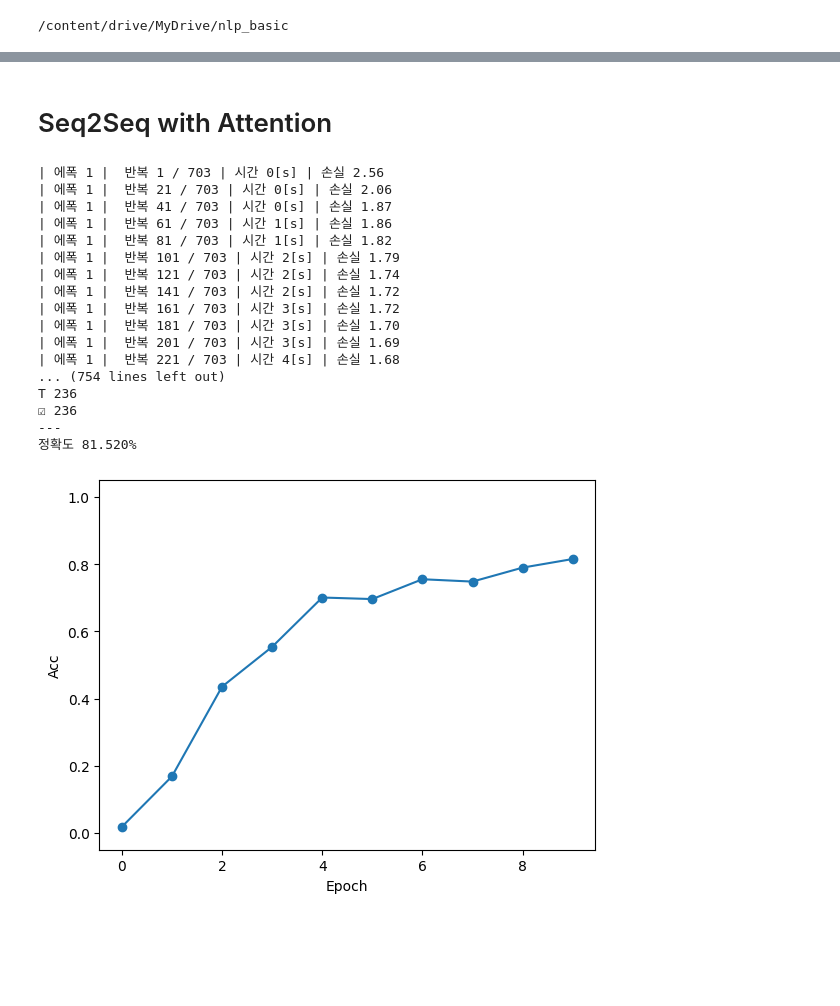
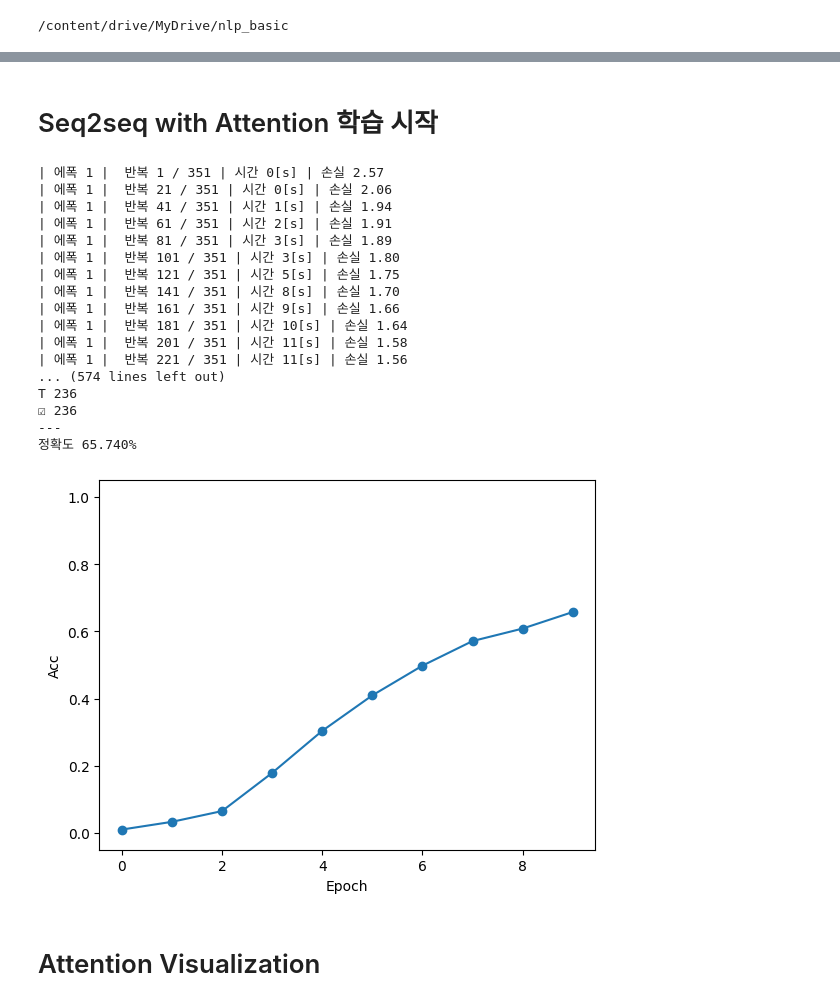
Before and after one commit to oglee815/nlp_basic, a Jupyter notebook: rnn_with_attention.ipynb, the cells around one changed output, grey strips where cells are left out. Cells and saved outputs as stored; diff of their text form; code cells hidden in the pictures; blank space fills up the shorter version.

```diff
--- a/rnn_with_attention.ipynb
+++ b/rnn_with_attention.ipynb
@@ -34,15 +54,16 @@ class Encoder:
         rn = np.random.randn
 
         embed_W = (rn(V, D) / 100).astype('f')
-
         rnn_Wx = (rn(D, H) / np.sqrt(D)).astype('f')
         rnn_Wh = (rn(H, H) / np.sqrt(H)).astype('f')
         rnn_b = np.zeros(H).astype('f')
-        affine_W = (rn(H, V) / np.sqrt(H)).astype('f')
-        affine_b = np.zeros(V).astype('f')
+
+        # Encoder의 출력은 Affine 변환으로 하는 작업이 없기 때문에 쓰지 않는다.
+        #affine_W = (rn(H, V) / np.sqrt(H)).astype('f')
+        #affine_b = np.zeros(V).astype('f')
 
         self.embed = TimeEmbedding(embed_W)
-        self.rnn = TimeRNN(rnn_Wx, rnn_Wh, rnn_b, stateful=False)
+        self.rnn = TimeRNN(rnn_Wx, rnn_Wh, rnn_b)
 
         self.params = self.embed.params + self.rnn.params
         self.grads = self.embed.grads + self.rnn.grads
@@ -52,12 +73,11 @@ class Encoder:
         xs = self.embed.forward(xs)
         hs = self.rnn.forward(xs)
         self.hs = hs
-        return hs[:, -1, :]
+        return hs[:, -1, :] # 마지막 상태만 Decoder로 넘어갑니다.
 
     def backward(self, dh):
         dhs = np.zeros_like(self.hs)
         dhs[:, -1, :] = dh
-
         dout = self.rnn.backward(dhs)
         dout = self.embed.backward(dout)
         return dout
@@ -77,7 +97,6 @@ class Decoder:
 
         self.embed = TimeEmbedding(embed_W)
         self.rnn = TimeRNN(rnn_Wx, rnn_Wh, rnn_b, stateful=True)
-
         self.affine = TimeAffine(affine_W, affine_b)
 
         self.params, self.grads = [], []
@@ -128,9 +147,18 @@ class Seq2seq(BaseModel):
         self.grads = self.encoder.grads + self.decoder.grads
 
     def forward(self, xs, ts):
+        h = self.encoder.forward(xs)
+
+        # 디코더의 입력은 정답의 마지막 요소를 제외하고 넣어줌
+        # 디코더의 레이블은 처음 요소를 제외시킴
         decoder_xs, decoder_ts = ts[:, :-1], ts[:, 1:]
 
-        h = self.encoder.forward(xs)
+        # 만약 정답(ts)가 [<start>, 1, 2, 3, <end>] 라는 시퀀스라면,
+        # Deocder의 입력 decoder_xs는 [<start>, 1, 2, 3] 가 됩니다.
+        # <end> 는 마지막 시퀀스이고, 다음에 예측할 단어가 없기 때문에 넣을 필요 없습니다.
+        # Deocder의 출력 레이블인 decoder_ts는 [1, 2, 3, <end>] 가 됩니다.
+        # <start>는 예측할 필요가 없기 때문에 넣지 않습니다.
+
         score = self.decoder.forward(decoder_xs, h)
         loss = self.softmax.forward(score, decoder_ts)
         return loss
@@ -165,10 +193,9 @@ class Seq2seq(BaseModel):
 # 데이터 예시
 from dataset import sequence
 
-(x_train, t_train), (x_test, t_test) = \
-    sequence.load_data('addition.txt', seed=1984)
+(x_train, t_train), (x_test, t_test) = sequence.load_data('addition.txt', seed=1984)
 char_to_id, id_to_char = sequence.get_vocab()
-
+print(char_to_id) # Vocabulary
 print(x_train.shape, t_train.shape)
 print(x_test.shape, t_test.shape)
 print(x_train[0])
@@ -204,8 +230,8 @@ char_to_id, id_to_char = sequence.get_vocab()
 # 하이퍼파라미터 설정
 vocab_size = len(char_to_id)
 wordvec_size = 16
-hidden_size = 256
-batch_size = 64
+hidden_size = 128
+batch_size = 128
 max_epoch = 10
 max_grad = 5.0
 
@@ -259,2 +580,2 @@ T 236
 # %% [markdown]
-# Seq2Seq with Attention
+# Seq2seq with Attention 학습 시작
@@ -485,13 +592,12 @@ from common.util import eval_seq2seq
 # 데이터 읽기
 (x_train, t_train), (x_test, t_test) = sequence.load_data('addition.txt')
 char_to_id, id_to_char = sequence.get_vocab()
-x_train, x_test = x_train[:, ::-1], x_test[:, ::-1]
 
 # 하이퍼파라미터 설정
 vocab_size = len(char_to_id)
 wordvec_size = 16
 hidden_size = 256
-batch_size = 64
+batch_size = 128
 max_epoch = 10
 max_grad = 5.0
 
@@ -500,49 +606,51 @@ model = AttentionSeq2seq(vocab_size, wordvec_size, hidden_size)
 optimizer = Adam()
 trainer = Trainer(model, optimizer)
 
 acc_list = []
 for epoch in range(max_epoch):
     trainer.fit(x_train, t_train, max_epoch=1,
                 batch_size=batch_size, max_grad=max_grad)
 
     correct_num = 0
     for i in range(len(x_test)):
         question, correct = x_test[[i]], t_test[[i]]
         verbose = i < 10
         correct_num += eval_seq2seq(model, question, correct,
-                                    id_to_char, verbose, is_reverse=True)
+                                    id_to_char, verbose, is_reverse=False)
 
     acc = float(correct_num) / len(x_test)
     acc_list.append(acc)
     print('정확도 %.3f%%' % (acc * 100))
 
 
 # 그래프 그리기
 x = np.arange(len(acc_list))
 plt.plot(x, acc_list, marker='o')
 plt.xlabel('Epoch')
 plt.ylabel('Acc')
 plt.ylim(-0.05, 1.05)
 plt.show()
 # %% [output]
-| 에폭 1 |  반복 1 / 703 | 시간 0[s] | 손실 2.56
-| 에폭 1 |  반복 21 / 703 | 시간 0[s] | 손실 2.06
-| 에폭 1 |  반복 41 / 703 | 시간 0[s] | 손실 1.87
-| 에폭 1 |  반복 61 / 703 | 시간 1[s] | 손실 1.86
-| 에폭 1 |  반복 81 / 703 | 시간 1[s] | 손실 1.82
-| 에폭 1 |  반복 101 / 703 | 시간 2[s] | 손실 1.79
-| 에폭 1 |  반복 121 / 703 | 시간 2[s] | 손실 1.74
-| 에폭 1 |  반복 141 / 703 | 시간 2[s] | 손실 1.72
-| 에폭 1 |  반복 161 / 703 | 시간 3[s] | 손실 1.72
-| 에폭 1 |  반복 181 / 703 | 시간 3[s] | 손실 1.70
-| 에폭 1 |  반복 201 / 703 | 시간 3[s] | 손실 1.69
-| 에폭 1 |  반복 221 / 703 | 시간 4[s] | 손실 1.68
-... (754 lines left out)
+| 에폭 1 |  반복 1 / 351 | 시간 0[s] | 손실 2.57
+| 에폭 1 |  반복 21 / 351 | 시간 0[s] | 손실 2.06
+| 에폭 1 |  반복 41 / 351 | 시간 1[s] | 손실 1.94
+| 에폭 1 |  반복 61 / 351 | 시간 2[s] | 손실 1.91
+| 에폭 1 |  반복 81 / 351 | 시간 3[s] | 손실 1.89
+| 에폭 1 |  반복 101 / 351 | 시간 3[s] | 손실 1.80
+| 에폭 1 |  반복 121 / 351 | 시간 5[s] | 손실 1.75
+| 에폭 1 |  반복 141 / 351 | 시간 8[s] | 손실 1.70
+| 에폭 1 |  반복 161 / 351 | 시간 9[s] | 손실 1.66
+| 에폭 1 |  반복 181 / 351 | 시간 10[s] | 손실 1.64
+| 에폭 1 |  반복 201 / 351 | 시간 11[s] | 손실 1.58
+| 에폭 1 |  반복 221 / 351 | 시간 11[s] | 손실 1.56
+... (574 lines left out)
 T 236
 ☑ 236
 ---
-정확도 81.520%
+정확도 65.740%
-[figure, old version]
+[figure, new version]
+# %% [markdown]
+# Attention Visualization
 # %%
 # coding: utf-8
 import sys
```
Also changed, not shown: parts of 13 cells of this notebook.
